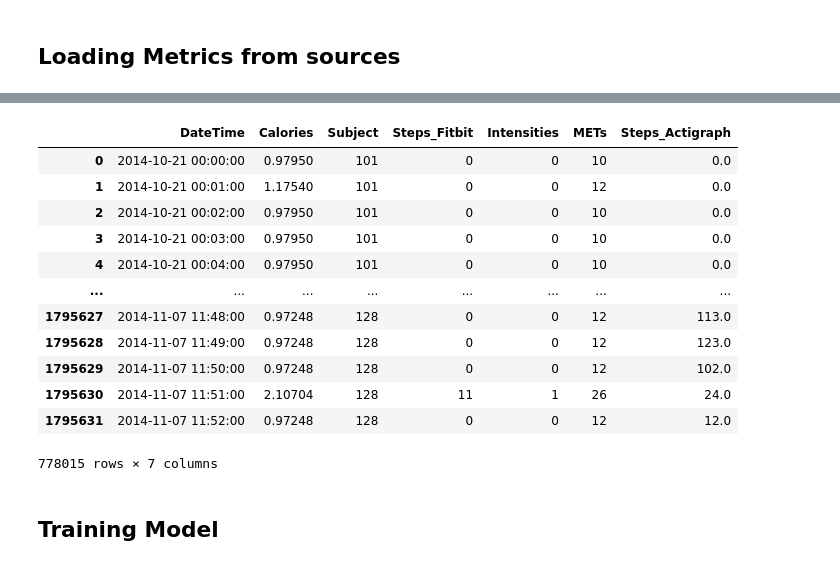
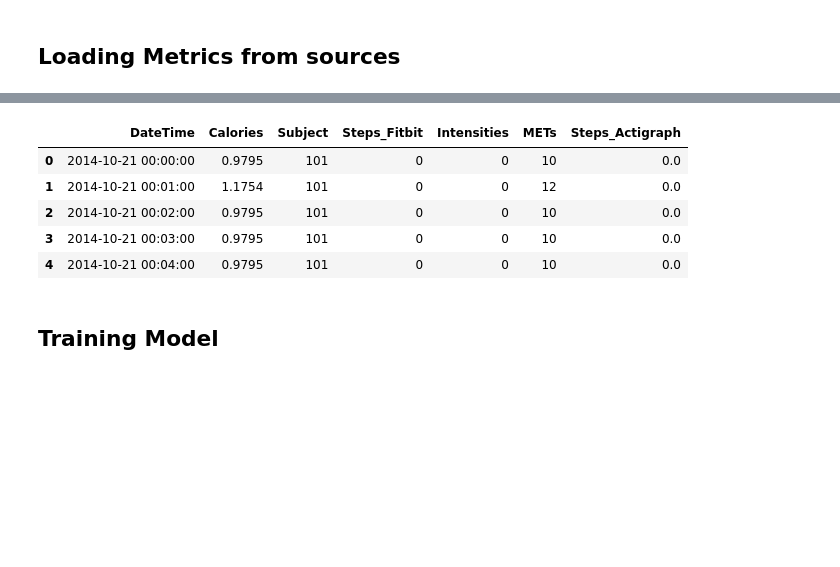
Before and after one commit to nichmorgan/inf502-fall2025, a Jupyter notebook: Homework 2/run_analysis.ipynb, the cells around one changed output, grey strips where cells are left out. Saved outputs shown, nothing was run; the diff lists cells and outputs as text; code cells hidden in the pictures; blank space fills up the shorter version.

```diff
--- a/Homework 2/run_analysis.ipynb
+++ b/Homework 2/run_analysis.ipynb
@@ -66,21 +45,14 @@ merged_df
 # %%
 # Removing NA Steps
-steps_df = merged_df.dropna(subset=["Steps_Fitbit","Steps_Actigraph"])
-steps_df
+steps_df = merged_df[merged_df['Steps_Actigraph'].notna()]
+steps_df.head()
 # %% [output]
 |  | DateTime | Calories | Subject | Steps_Fitbit | Intensities | METs | Steps_Actigraph |
-| 0 | 2014-10-21 00:00:00 | 0.97950 | 101 | 0 | 0 | 10 | 0.0 |
-| 1 | 2014-10-21 00:01:00 | 1.17540 | 101 | 0 | 0 | 12 | 0.0 |
-| 2 | 2014-10-21 00:02:00 | 0.97950 | 101 | 0 | 0 | 10 | 0.0 |
-| 3 | 2014-10-21 00:03:00 | 0.97950 | 101 | 0 | 0 | 10 | 0.0 |
-| 4 | 2014-10-21 00:04:00 | 0.97950 | 101 | 0 | 0 | 10 | 0.0 |
-| ... | ... | ... | ... | ... | ... | ... | ... |
-| 1795627 | 2014-11-07 11:48:00 | 0.97248 | 128 | 0 | 0 | 12 | 113.0 |
-| 1795628 | 2014-11-07 11:49:00 | 0.97248 | 128 | 0 | 0 | 12 | 123.0 |
-| 1795629 | 2014-11-07 11:50:00 | 0.97248 | 128 | 0 | 0 | 12 | 102.0 |
-| 1795630 | 2014-11-07 11:51:00 | 2.10704 | 128 | 11 | 1 | 26 | 24.0 |
-| 1795631 | 2014-11-07 11:52:00 | 0.97248 | 128 | 0 | 0 | 12 | 12.0 |
+| 0 | 2014-10-21 00:00:00 | 0.9795 | 101 | 0 | 0 | 10 | 0.0 |
+| 1 | 2014-10-21 00:01:00 | 1.1754 | 101 | 0 | 0 | 12 | 0.0 |
+| 2 | 2014-10-21 00:02:00 | 0.9795 | 101 | 0 | 0 | 10 | 0.0 |
+| 3 | 2014-10-21 00:03:00 | 0.9795 | 101 | 0 | 0 | 10 | 0.0 |
+| 4 | 2014-10-21 00:04:00 | 0.9795 | 101 | 0 | 0 | 10 | 0.0 |
-778015 rows × 7 columns
 # %% [markdown]
 ## Training Model
 # %%
```
Also changed, not shown: parts of 15 cells of this notebook, 1 other file.
